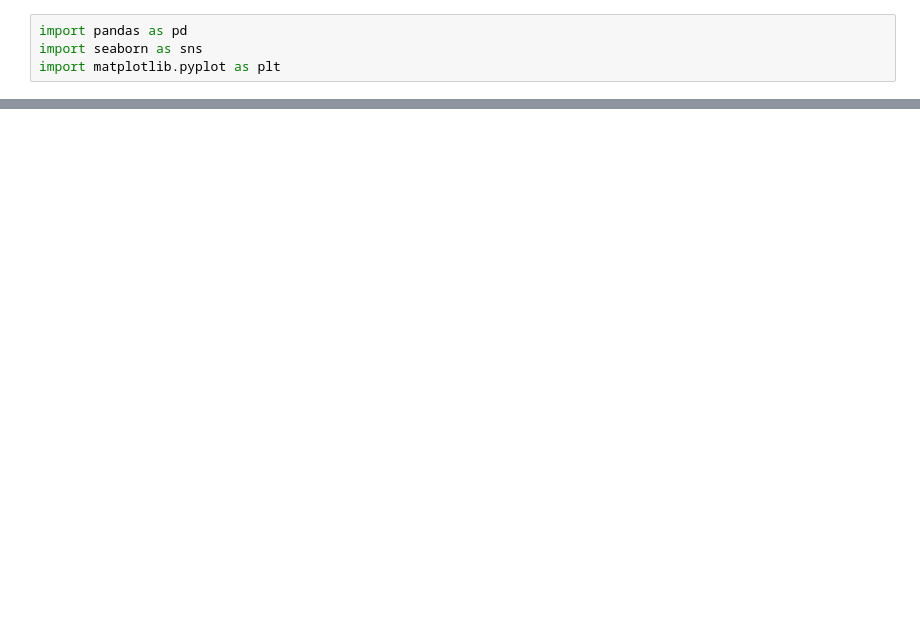
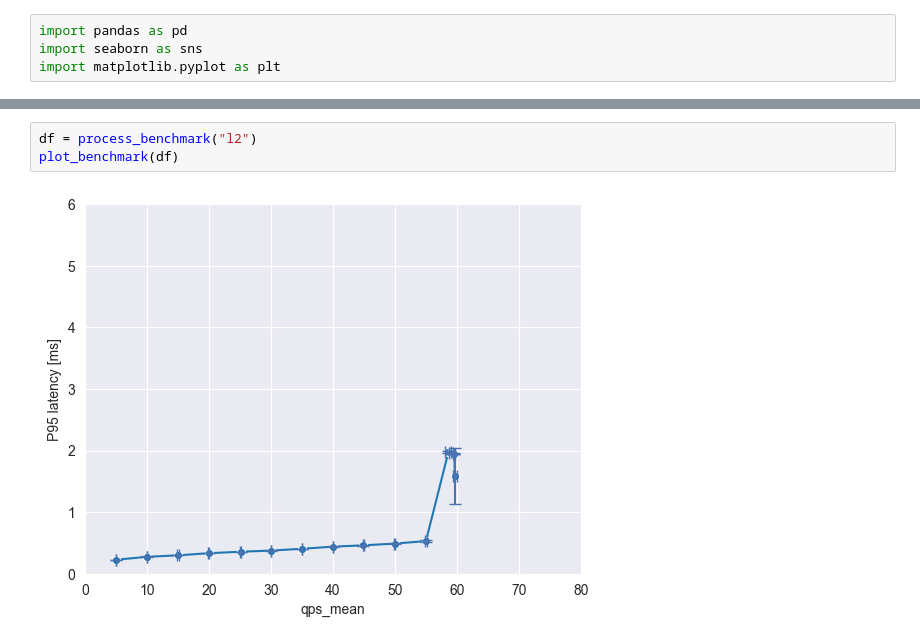
Before and after one commit to josflesan/cca-project, a Jupyter notebook: research/interference_plots.ipynb, the cells around one changed output, grey strips where cells are left out. Cells and saved outputs as stored; diff of their text form; blank space fills up the shorter version.

```diff
--- a/research/interference_plots.ipynb
+++ b/research/interference_plots.ipynb
@@ -24,0 +41,5 @@ plt.show()
+# %%
+df = process_benchmark("l2")
+plot_benchmark(df)
+# %% [output]
+[figure, added]
```
Also changed, not shown: parts of 5 cells of this notebook, 22 other files.
